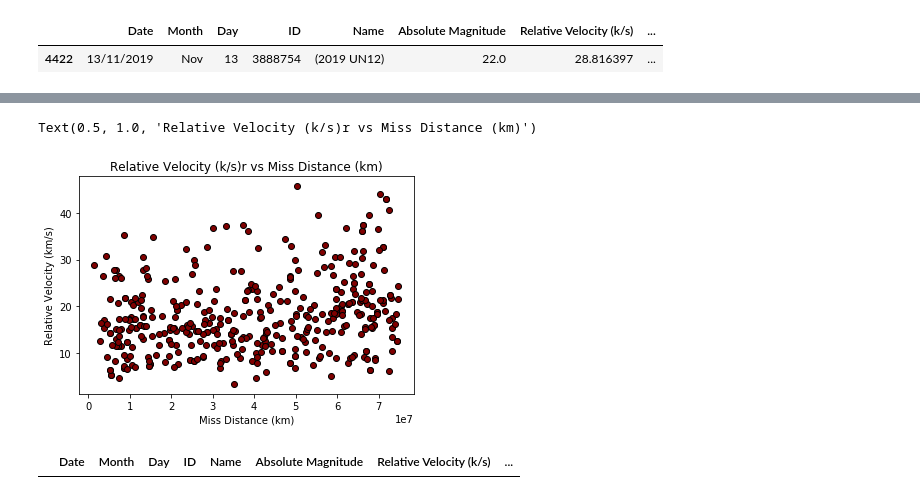
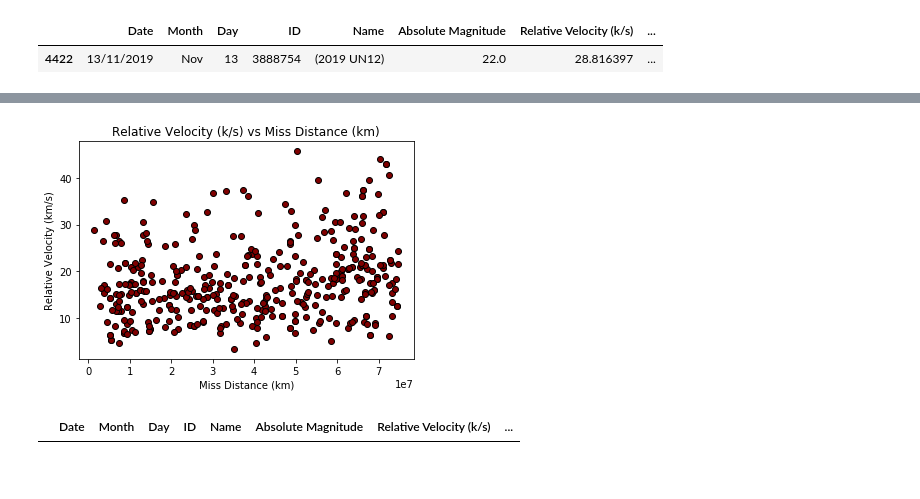
Before and after one commit to AmyAndersson/Datanauts_Project, a Jupyter notebook: DF.ipynb, the cells around one changed output, grey strips where cells are left out. Drawn from its saved outputs; the diff is of its cells as text; code cells hidden in the pictures.

Commit message:
saved plots

```diff
--- a/DF.ipynb
+++ b/DF.ipynb
@@ -324,11 +326,11 @@ Text(0.5, 1.0, 'Estimated Max Diameter vs Miss Distance (km)')
 # %%
 plt.scatter(Pos_Hazard["Miss Distance (km)"], Pos_Hazard["Relative Velocity (k/s)"], color="maroon", edgecolors="black")
 plt.xlabel("Miss Distance (km)")
 plt.ylabel("Relative Velocity (km/s)")
-plt.title("Relative Velocity (k/s)r vs Miss Distance (km)")
+plt.title("Relative Velocity (k/s) vs Miss Distance (km)")
+plt.savefig("figs/Relative Velocity (km_s) vs Miss Distance (km)")
 # %% [output]
-Text(0.5, 1.0, 'Relative Velocity (k/s)r vs Miss Distance (km)')
-[figure, old version]
+[figure, new version]
 # %%
 Orbits=Asteroids.loc[Asteroids["Orbiting Body"] != "Earth"]
 Orbits
```
Also changed, not shown: parts of 12 cells of this notebook, 10 other files.
